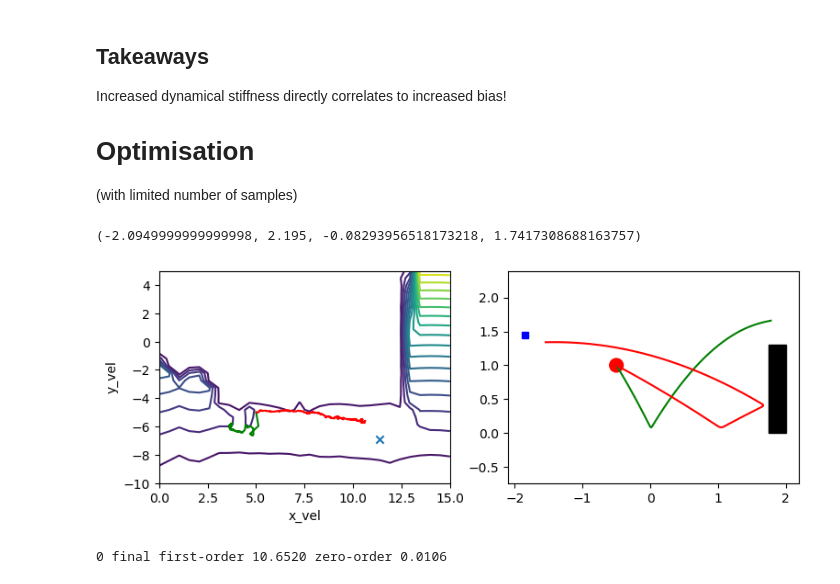
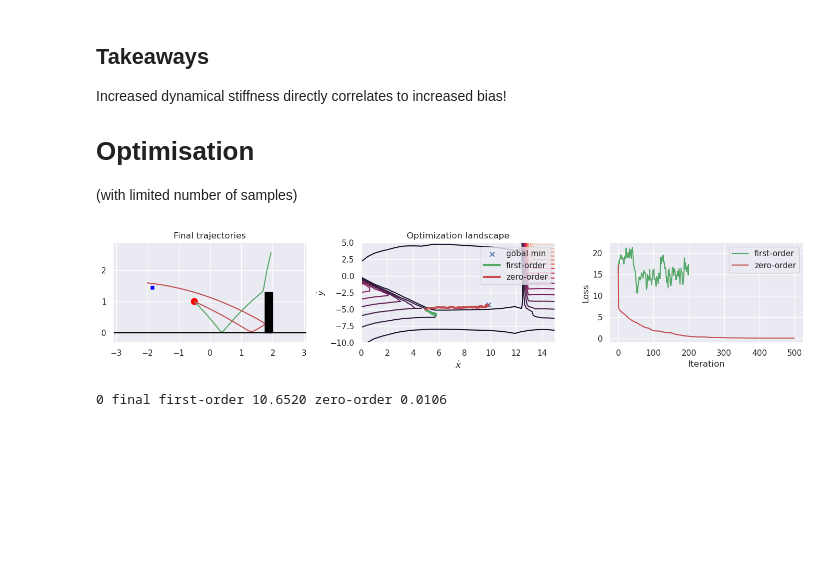
Before and after one commit to NVlabs/DiffRL, a Jupyter notebook: scripts/ball_env_analysis.ipynb, the cells around one changed output. Saved outputs shown, nothing was run; the diff lists cells and outputs as text; code cells hidden in the pictures; blank space fills up the shorter version.

```diff
--- a/scripts/ball_env_analysis.ipynb
+++ b/scripts/ball_env_analysis.ipynb
@@ -3,6 +3,8 @@ import numpy as np
 import matplotlib.pyplot as plt
 import matplotlib.patches as patches
 from numpy.linalg import norm
+import seaborn as sns
+sns.set()
 # %%
 ax = plt.gca()
 xy = np.load("xy.npy")
@@ -294,52 +297,69 @@ Increased dynamical stiffness directly correlates to increased bias!
 # %%
 %matplotlib inline
 
 from mpl_toolkits.mplot3d import Axes3D
 from matplotlib import cm
 from matplotlib import colors
 from matplotlib.ticker import LinearLocator, FormatStrFormatter
 import matplotlib.pyplot as plt
 import numpy as np
+import matplotlib.colors as mcolors
 
-f, ax = plt.subplots(1, 2, figsize=(9, 3))#, subplot_kw={"projection": "3d"})
+
+f, ax = plt.subplots(1, 3, figsize=(14, 3))#, subplot_kw={"projection": "3d"})
 
 XX = np.linspace(0, 15, 30)
 YY = np.linspace(-10, 5, 30)
 X, Y = np.meshgrid(XX, YY)
-data = np.load("landscapes_0.1.npy", allow_pickle=True)[3]
+data = np.load("landscapes_0.1.npy", allow_pickle=True)[0]
 Z = data.pop("landscape").reshape(30,30)
-ax[0].contour(X, Y, Z, levels=20)
+
+
+xy = data['trajectories'].mean(2)[:, :, [0,1]]
+ax[0].plot(xy[-1, :, 0], xy[-1, :, 1], c='g')
+
+xy = data['zero_trajectories'].mean(2)[:, :, [0,1]]
+ax[0].plot(xy[-1, :, 0], xy[-1, :, 1], c='r')
+
+# visualisations
+ax[0].add_patch(patches.Rectangle((1.75, 0.0), 0.25, 1.3, linewidth=1, edgecolor='black', facecolor='black'))
+ax[0].add_patch(patches.Rectangle((-1.9, 1.4), 0.1, 0.1, linewidth=1, edgecolor='blue', facecolor='blue'))
+ax[0].add_patch(patches.Circle((-0.5, 1.0), 0.1, edgecolor='red', facecolor='red'))
+ax[0].axhline(0, c='black')
+ax[0].axis("equal")
+ax[0].set_title("Final trajectories")
+
+
+ax[1].contour(X, Y, Z, levels=20)
 # surf = ax[0].plot_surface(X, Y, Z, cmap=cm.coolwarm, linewidth=0, antialiased=False)
 
 x_idx, y_idx = np.unravel_index(np.argmin(Z), Z.shape)
-ax[0].scatter(XX[x_idx], YY[y_idx], marker='x', label="gobal minimum")
+ax[1].scatter(XX[x_idx], YY[y_idx], marker='x', label="gobal min")
 
 xy = data['trajectories'].mean(2)[:, 0, [2,3]]
-ax[0].plot(xy[:, 0], xy[:, 1], c='g', label="first-order")
+ax[1].plot(xy[:, 0], xy[:, 1], c='g', linewidth=3, label="first-order")
 
 xy = data['zero_trajectories'].mean(2)[:, 0, [2,3]]
-ax[0].plot(xy[:, 0], xy[:, 1], c='r', label="zero-order")
+ax[1].plot(xy[:, 0], xy[:, 1], c='r', linewidth=3, label="zero-order")
 
-# ax[0].set_xlim((5,15))
-# ax[0].set_ylim((-10,0))
-ax[0].set_xlabel("x_vel")
-ax[0].set_ylabel("y_vel")
-# ax[0].legend()
+ax[1].set_xlabel(r"$\dot{x}$")
+ax[1].set_ylabel(r"$\dot{y}$")
+ax[1].legend()
+ax[1].set_title("Optimization landscape")
 
-xy = data['trajectories'].mean(2)[:, :, [0,1]]
-ax[1].plot(xy[-1, :, 0], xy[-1, :, 1], c='g')
 
-xy = data['zero_trajectories'].mean(2)[:, :, [0,1]]
-ax[1].plot(xy[-1, :, 0], xy[-1, :, 1], c='r')
+losses = data['losses'].mean(-1)
+ax[2].plot(losses, c='g', label=f"first-order")
+z_losses = data['zero_losses'].mean(-1)
+ax[2].plot(z_losses, c='r', label=f"zero-order")
+ax[2].set_xlabel("Iteration")
+ax[2].set_ylabel("Loss")
+ax[2].legend()
 
-# visualisations
-ax[1].add_patch(patches.Rectangle((1.75, 0.0), 0.25, 1.3, linewidth=1, edgecolor='black', facecolor='black'))
-ax[1].add_patch(patches.Rectangle((-1.9, 1.4), 0.1, 0.1, linewidth=1, edgecolor='blue', facecolor='blue'))
-ax[1].add_patch(patches.Circle((-0.5, 1.0), 0.1, edgecolor='red', facecolor='red'))
-ax[1].axis("equal")
+plt.tight_layout()
+plt.savefig("edge_optimizaiton.pdf")
 # %% [output]
-(-2.0949999999999998, 2.195, -0.08293956518173218, 1.7417308688163757)
-[figure, old version]
+[figure, new version]
 # %%
 %matplotlib inline
 import matplotlib.colors as mcolors
```
Also changed, not shown: parts of 7 cells of this notebook.
